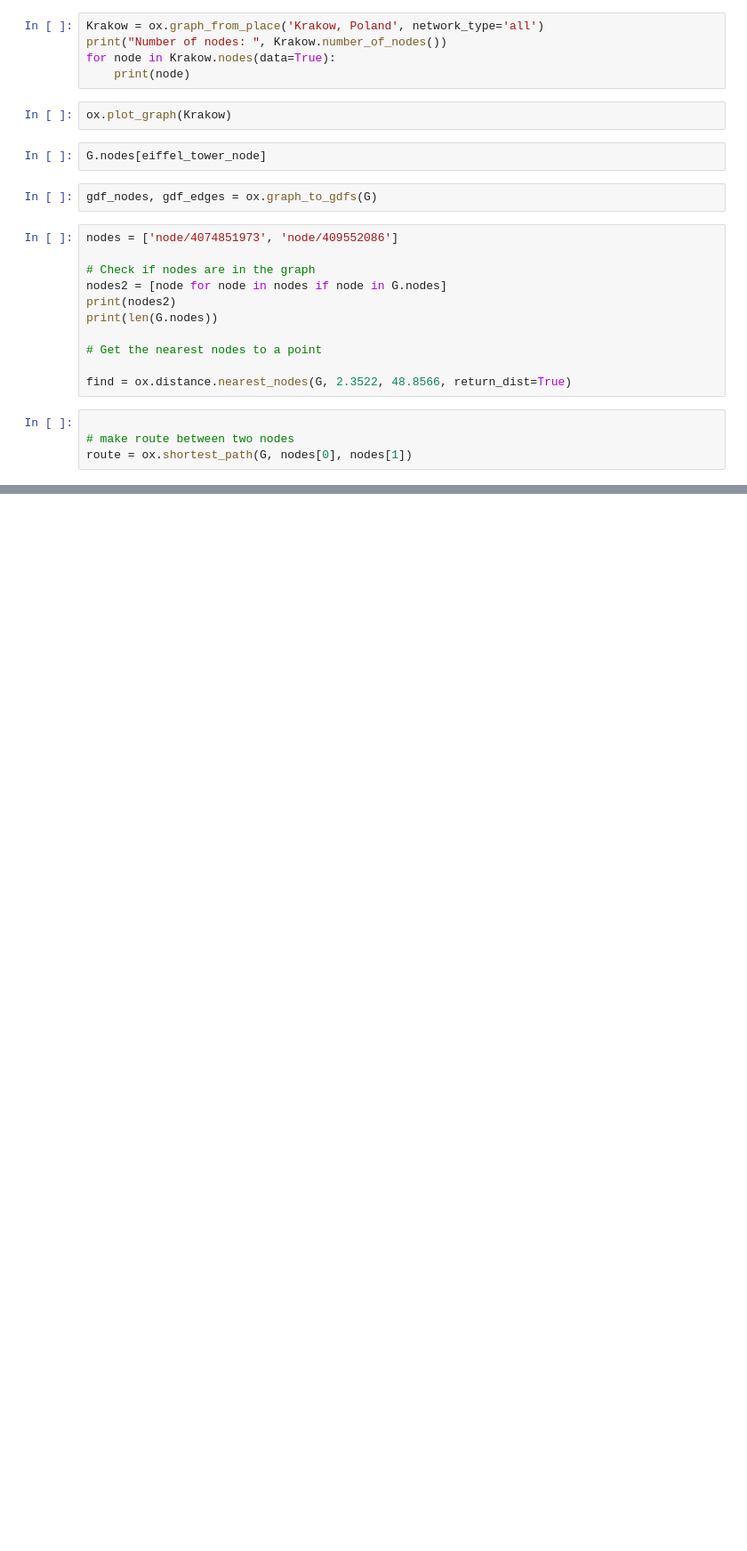
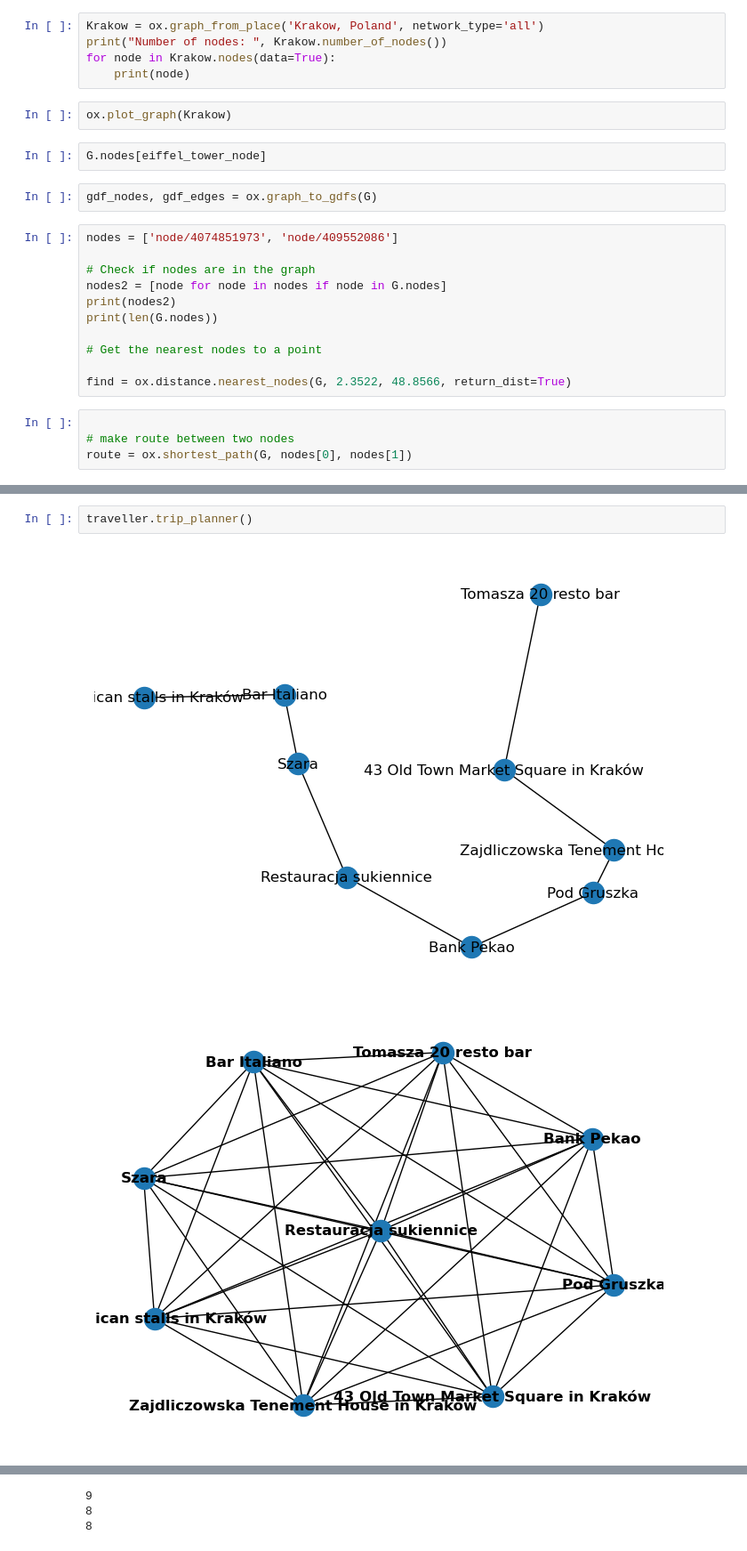
Before and after one commit to Sztaba/VirtualTravelAssistant, a Jupyter notebook: osm.ipynb, the cells around one changed output, grey strips where cells are left out. Shown at 89% size. Drawn from its saved outputs; the diff is of its cells as text; blank space fills up the shorter version.

```diff
--- a/osm.ipynb
+++ b/osm.ipynb
@@ -95,3 +94,8 @@ traveller.simple_graph()
 traveller.simple_map().explore()
 # %% [output]
 [interactive output not drawn]
+# %%
+traveller.trip_planner()
+# %% [output]
+[figure, added]
+[figure, added]
@@ -97,0 +109,3 @@ traveller.simple_map().explore()
+9
+8
+8
```
Also changed, not shown: parts of 18 cells of this notebook, 2 other files.
